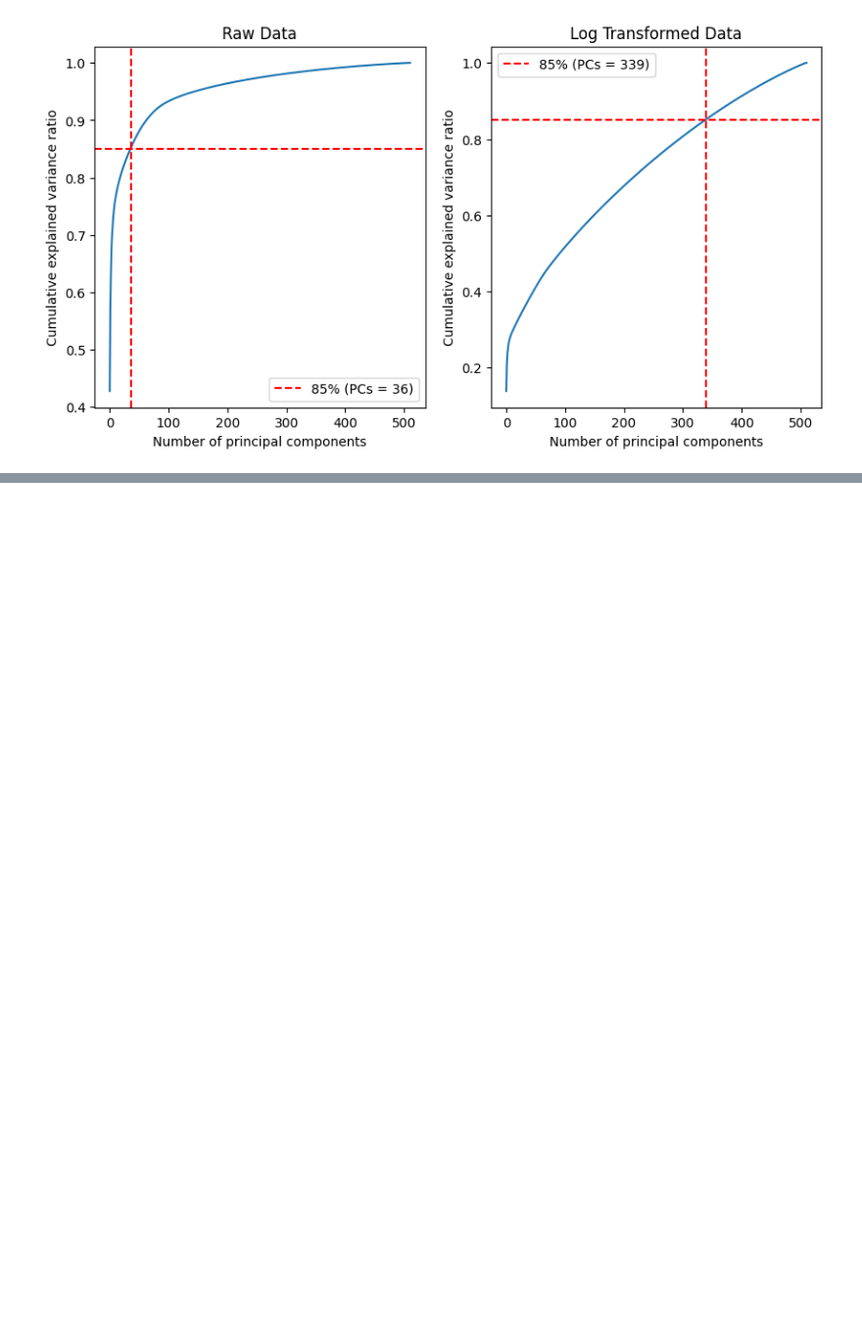
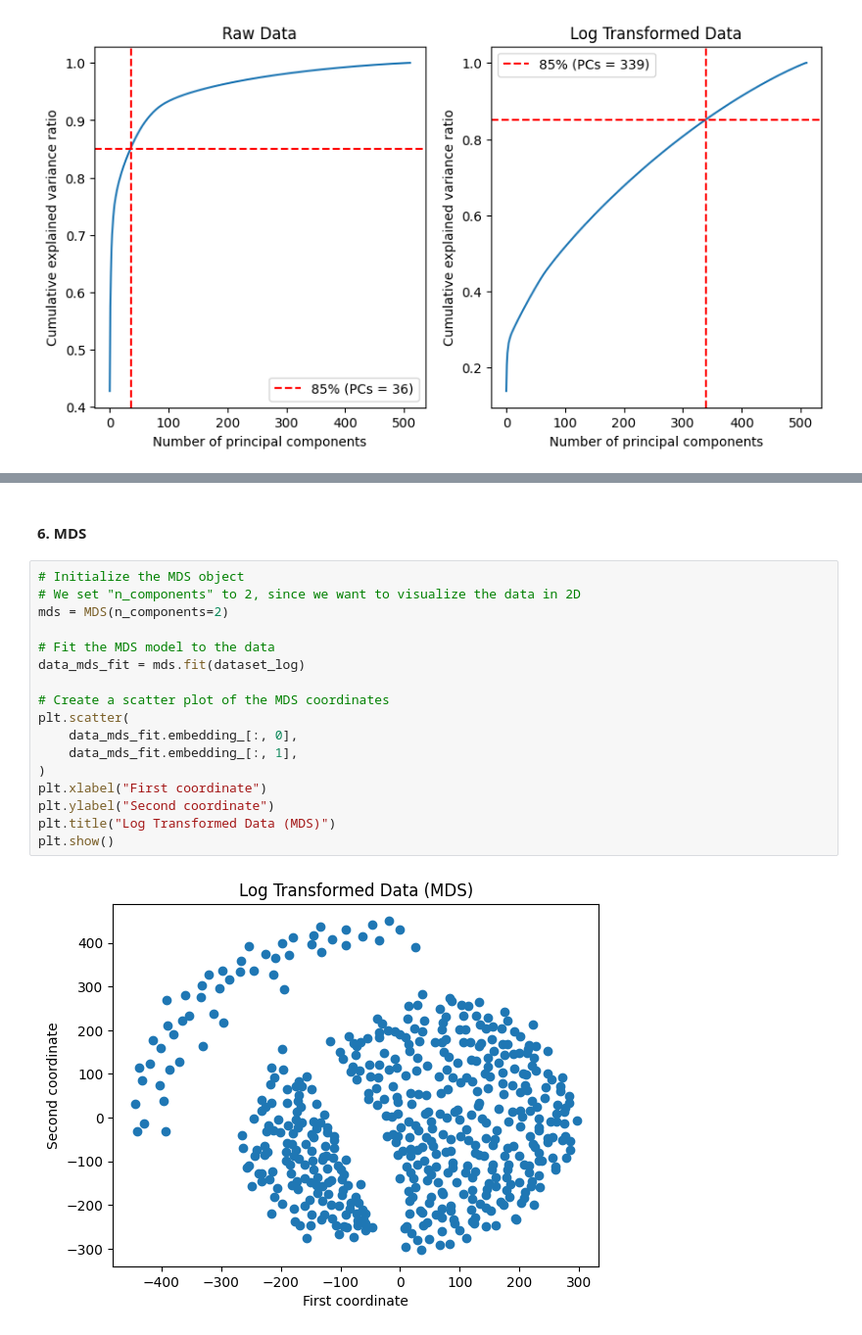
Before and after one commit to eddysanoli-galileo/Data-Analysis-Statistical-Modeling-and-Computation-in-Applications, a Jupyter notebook: Module 2 - Genomics and High Dimensional Data/Project/Problem1.ipynb, the cells around one changed output, grey strips where cells are left out. Shown: that part at 98% size. Cells and saved outputs as stored; diff of their text form; blank space fills up the shorter version.

```diff
--- a/Module 2 - Genomics and High Dimensional Data/Project/Problem1.ipynb
+++ b/Module 2 - Genomics and High Dimensional Data/Project/Problem1.ipynb
@@ -124,0 +163,21 @@ Explained variance ratio of PC1 (log transformed):  0.1388756487082619
+# %% [markdown]
+#### 6. MDS
+# %%
+# Initialize the MDS object
+# We set "n_components" to 2, since we want to visualize the data in 2D
+mds = MDS(n_components=2)
+
+# Fit the MDS model to the data
+data_mds_fit = mds.fit(dataset_log)
+
+# Create a scatter plot of the MDS coordinates
+plt.scatter(
+    data_mds_fit.embedding_[:, 0],
+    data_mds_fit.embedding_[:, 1],
+)
+plt.xlabel("First coordinate")
+plt.ylabel("Second coordinate")
+plt.title("Log Transformed Data (MDS)")
+plt.show()
+# %% [output]
+[figure, added]
```
Also changed, not shown: parts of 7 cells of this notebook, 1 other file.
